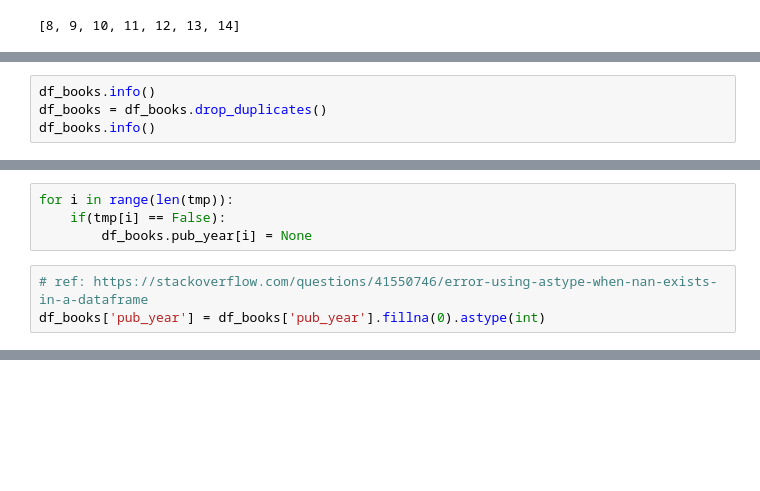
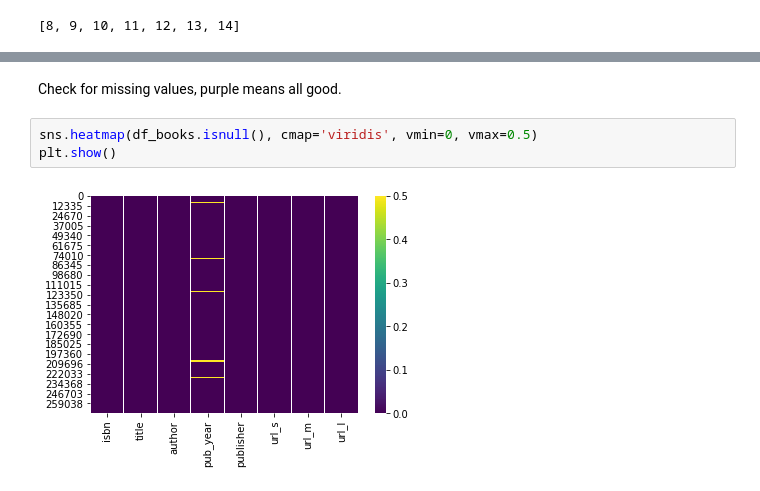
Before and after one commit to ohjho/recommendation_system, a Jupyter notebook: EDA.ipynb, the cells around one changed output, grey strips where cells are left out. Saved outputs shown, nothing was run; the diff lists cells and outputs as text; blank space fills up the shorter version.

```diff
--- a/EDA.ipynb
+++ b/EDA.ipynb
@@ -214,4 +143,0 @@ ax.set_xticklabels(labels=['valid_isbn', 'invalid_isbn'])
-# %%
-df_books.info()
-df_books = df_books.drop_duplicates()
-df_books.info()
@@ -291,7 +143,0 @@ tmp = df_books.pub_year.map(isnumber)
-# %%
-for i in range(len(tmp)):
-    if(tmp[i] == False):
-        df_books.pub_year[i] = None
-# %%
-# ref: https://stackoverflow.com/questions/41550746/error-using-astype-when-nan-exists-in-a-dataframe
-df_books['pub_year'] = df_books['pub_year'].fillna(0).astype(int)
@@ -526,0 +192,7 @@ print(df_users['user'].nunique())
+# %% [markdown]
+Check for missing values, purple means all good.
+# %%
+sns.heatmap(df_books.isnull(), cmap='viridis', vmin=0, vmax=0.5)
+plt.show()
+# %% [output]
+[figure, added]
```
Also changed, not shown: parts of 104 cells of this notebook, 1 other file.
